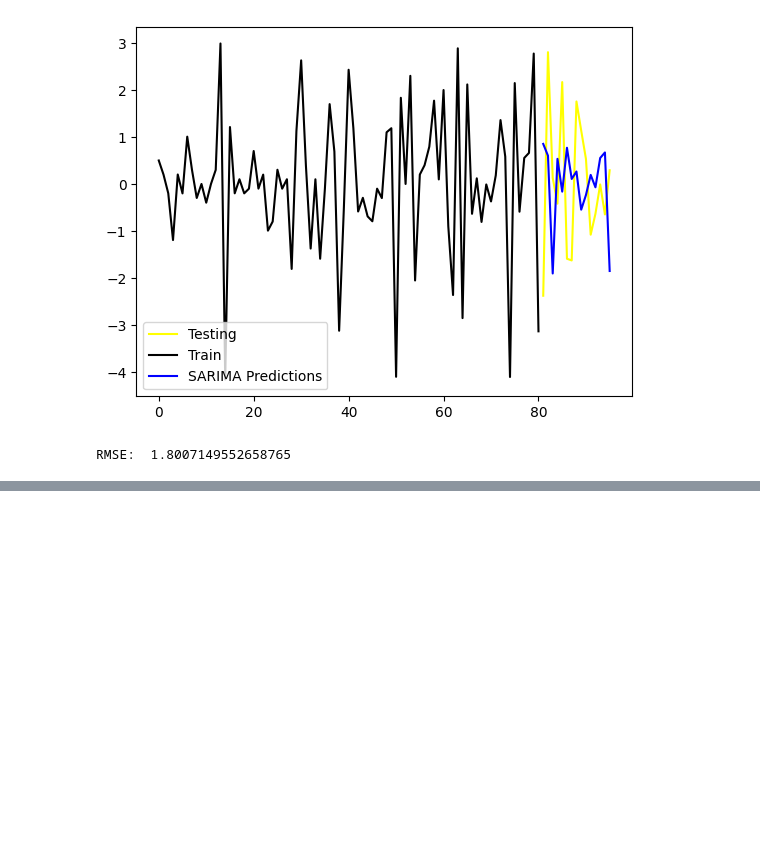
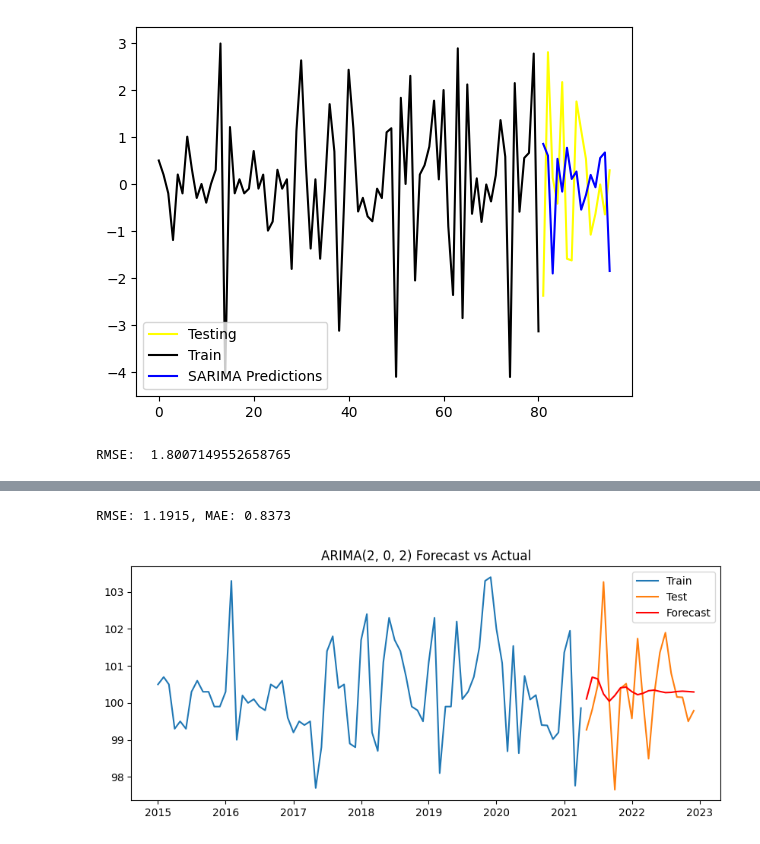
Before and after one commit to Kairyou-ML/TimeSeriesAnalysis, a Jupyter notebook: lecture3.ipynb, the cells around one changed output, grey strips where cells are left out. Cells and saved outputs as stored; diff of their text form; code cells hidden in the pictures; blank space fills up the shorter version.

```diff
--- a/lecture3.ipynb
+++ b/lecture3.ipynb
@@ -348,0 +423,22 @@ RMSE:  1.8007149552658765
+# %%
+from statsmodels.tsa.arima.model import ARIMA
+import itertools
+
+# --- Grid search over (p,d,q) with AIC/BIC comparison ---
+p = d = q = range(0, 3)
+pdq = list(itertools.product(p, d, q))
+
+results = []
+for param in pdq:
+    try:
+        model = ARIMA(ts1, order=param)
+        res = model.fit()
+        results.append((param, res.aic, res.bic))
+    except:
+        continue
+
+res_df = pd.DataFrame(results, columns=['(p,d,q)', 'AIC', 'BIC']).sort_values('AIC').reset_index(drop=True)
+print(res_df.head(10))
+
+best_order = res_df.iloc[0]['(p,d,q)']
+print(f"Best ARIMA order (by AIC): {best_order}")
@@ -348,0 +458,25 @@ RMSE:  1.8007149552658765
+# %%
+from sklearn.metrics import mean_squared_error, mean_absolute_error
+import numpy as np
+
+# Split train/test (80/20 by time)
+split = int(len(ts1)*0.8)
+train, test = ts1[:split], ts1[split:]
+
+model = ARIMA(train, order=best_order)
+res = model.fit()
+
+forecast = res.forecast(steps=len(test))
+rmse = mean_squared_error(test, forecast, squared=False)
+mae = mean_absolute_error(test, forecast)
+
+print(f"RMSE: {rmse:.4f}, MAE: {mae:.4f}")
+
+plt.figure(figsize=(10,4))
+plt.plot(train, label='Train')
+plt.plot(test, label='Test')
+plt.plot(forecast, label='Forecast', color='red')
+plt.legend(); plt.title(f"ARIMA{best_order} Forecast vs Actual"); plt.show()
+# %% [output]
+RMSE: 1.1915, MAE: 0.8373
+[figure, added]
```
Also changed, not shown: parts of 7 cells of this notebook, 7 other files.
